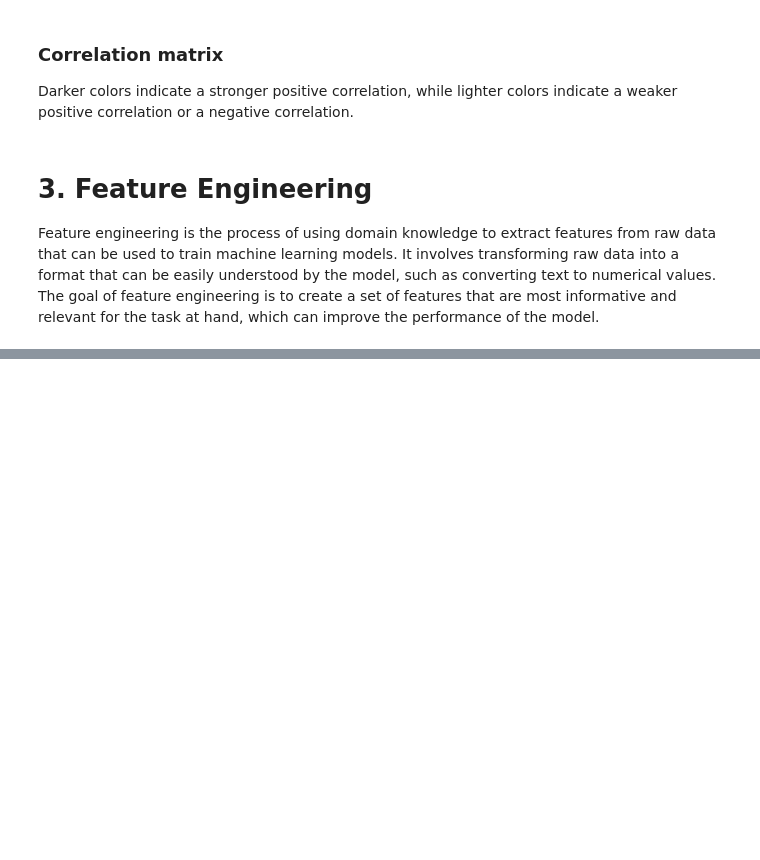
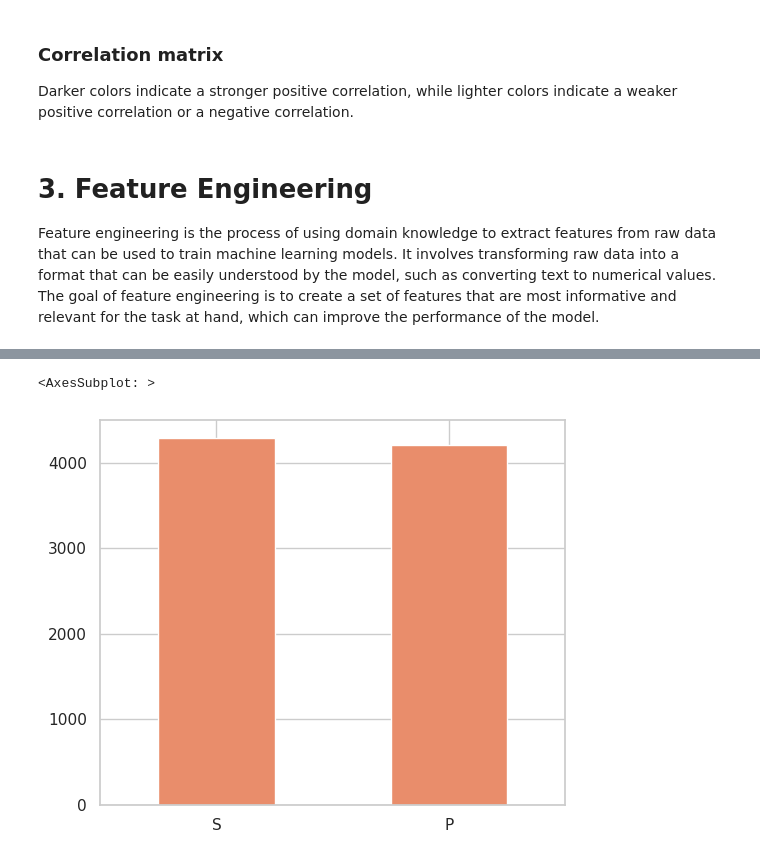
Before and after one commit to AiglonDore/spaceship-titanic, a Jupyter notebook: spaceship-titanic.ipynb, the cells around one changed output, grey strips where cells are left out. Saved outputs shown, nothing was run; the diff lists cells and outputs as text; code cells hidden in the pictures; blank space fills up the shorter version.

```diff
--- a/spaceship-titanic.ipynb
+++ b/spaceship-titanic.ipynb
@@ -128,0 +150,6 @@ test_data['total_spent'] = test_data[col_to_sum].sum(axis=1)
+# %%
+plt.figure(figsize=(6,5 ))
+train_data['side'].value_counts().plot.bar(rot=0)
+# %% [output]
+<AxesSubplot: >
+[figure, added]
```
Also changed, not shown: parts of 57 cells of this notebook.
